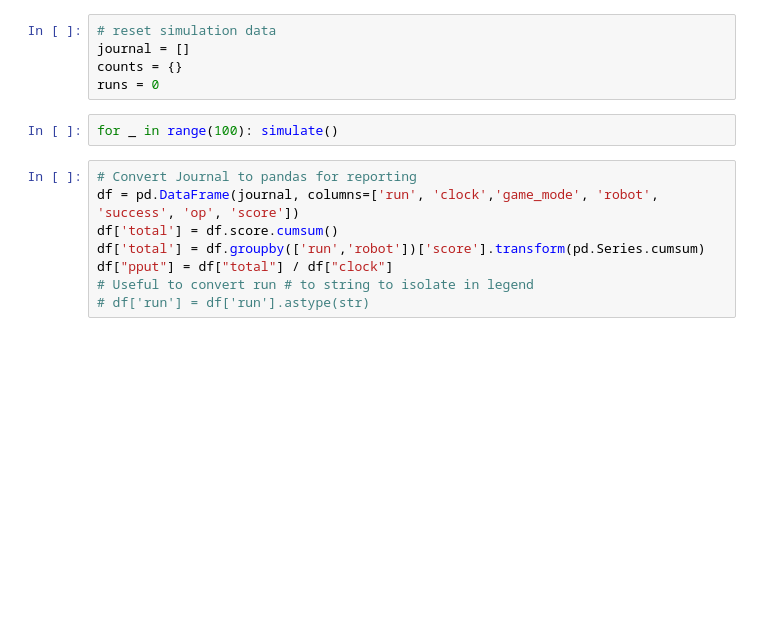
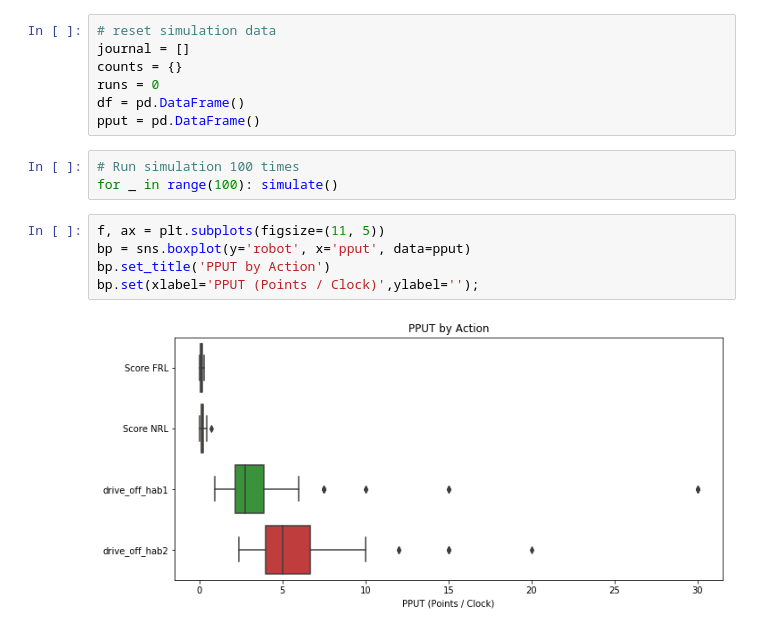
Before and after one commit to frc-862/pput, a Jupyter notebook: PPUT Similuator.ipynb, the cells around one changed output. Saved outputs shown, nothing was run; the diff lists cells and outputs as text; blank space fills up the shorter version.

Commit message:
Support chained commands, fixed pput box plots

```diff
--- a/PPUT Similuator.ipynb
+++ b/PPUT Similuator.ipynb
@@ -180,13 +239,15 @@ def simulate():
 journal = []
 counts = {}
 runs = 0
+df = pd.DataFrame()
+pput = pd.DataFrame()
 # %%
+# Run simulation 100 times
 for _ in range(100): simulate()
-# %%
-# Convert Journal to pandas for reporting
-df = pd.DataFrame(journal, columns=['run', 'clock','game_mode', 'robot', 'success', 'op', 'score'])
-df['total'] = df.score.cumsum()
-df['total'] = df.groupby(['run','robot'])['score'].transform(pd.Series.cumsum)
-df["pput"] = df["total"] / df["clock"]
-# Useful to convert run # to string to isolate in legend
-# df['run'] = df['run'].astype(str)
+# %%
+f, ax = plt.subplots(figsize=(11, 5))
+bp = sns.boxplot(y='robot', x='pput', data=pput)
+bp.set_title('PPUT by Action')
+bp.set(xlabel='PPUT (Points / Clock)',ylabel='');
+# %% [output]
+[figure, added]
```
Also changed, not shown: parts of 10 cells of this notebook, 3 other files.
